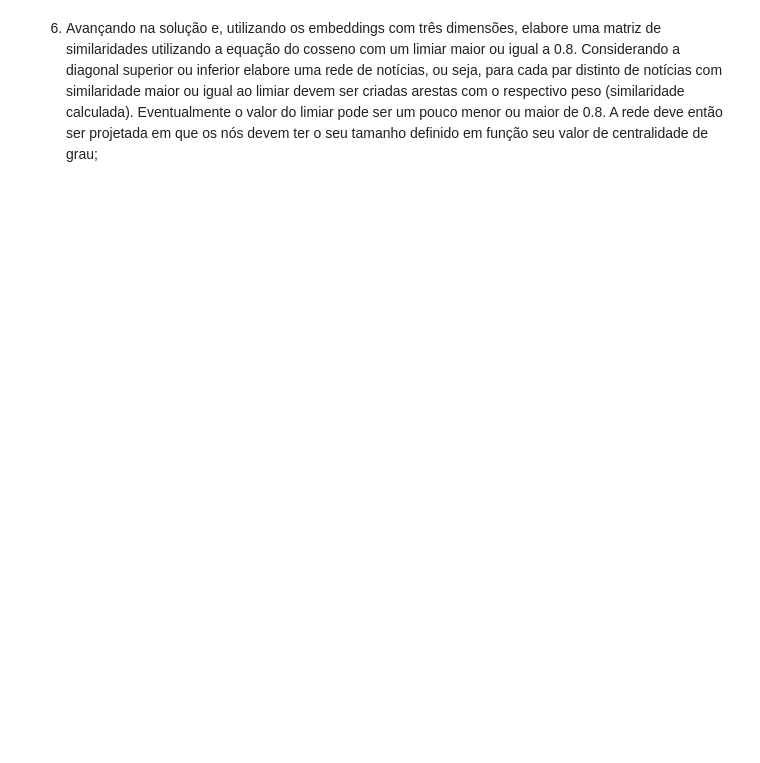
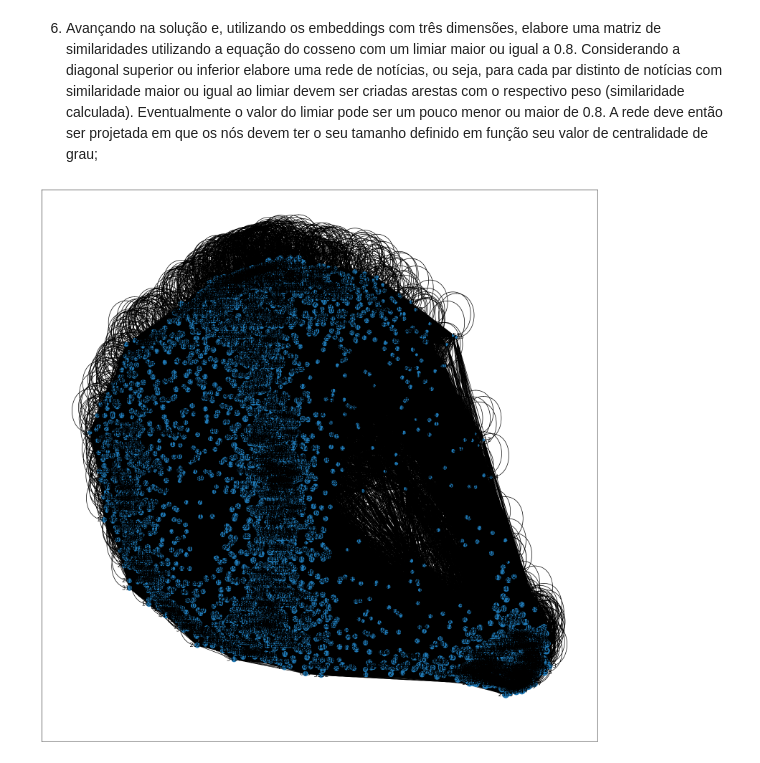
Before and after one commit to nicolascechinel/DataScience_class, a Jupyter notebook: atividades/Avaliacao II/Avaliacao_II.ipynb, the cells around one changed output. Cells and saved outputs as stored; diff of their text form; code cells hidden in the pictures; blank space fills up the shorter version.

```diff
--- a/atividades/Avaliacao II/Avaliacao_II.ipynb
+++ b/atividades/Avaliacao II/Avaliacao_II.ipynb
@@ -291,2 +267,33 @@ plt.show()
 # %% [markdown]
 6) Avançando na solução e, utilizando os embeddings com três dimensões, elabore uma matriz de similaridades utilizando a equação do cosseno com um limiar maior ou igual a 0.8. Considerando a diagonal superior ou inferior elabore uma rede de notícias, ou seja, para cada par distinto de notícias com similaridade maior ou igual ao limiar devem ser criadas arestas com o respectivo peso (similaridade calculada). Eventualmente o valor do limiar pode ser um pouco menor ou maior de 0.8. A rede deve então ser projetada em que os nós devem ter o seu tamanho definido em função seu valor de centralidade de grau;
+# %%
+#Avançando na solução e, utilizando os embeddings com três dimensões, elabore uma matriz de similaridades utilizando a equação do cosseno com um limiar maior ou igual a 0.8. Considerando a diagonal superior ou inferior elabore uma rede de notícias, ou seja, para cada par distinto de notícias com similaridade maior ou igual ao limiar devem ser criadas arestas com o respectivo peso (similaridade calculada). Eventualmente o valor do limiar pode ser um pouco menor ou maior de 0.8. A rede deve então ser projetada em que os nós devem ter o seu tamanho definido em função seu valor de centralidade de grau
+
+#cria a matriz de similaridade
+from sklearn.metrics.pairwise import cosine_similarity
+df_embeddings_ids_news_pca = df_embeddings_ids_news_pca.set_index('id')
+df_embeddings_ids_news_pca.head()
+df_embeddings_ids_news_pca.shape
+#calcula a matriz de similaridade
+df_similarity = pd.DataFrame(cosine_similarity(df_embeddings_ids_news_pca))
+df_similarity.head()
+df_similarity.shape
+#cria a rede
+G = nx.Graph()
+#cria os nós
+G.add_nodes_from(df_embeddings_ids_news_pca.index)
+#cria as arestas
+for i in range(df_similarity.shape[0]):
+    for j in range(df_similarity.shape[1]):
+        if df_similarity.iloc[i,j] >= 0.8:
+            G.add_edge(df_similarity.index[i], df_similarity.columns[j], weight=df_similarity.iloc[i,j])
+#calcula a centralidade de grau
+degree_centrality = nx.degree_centrality(G)
+#calcula o tamanho dos nós
+node_size = [v * 1000 for v in degree_centrality.values()]
+#plota a rede
+plt.figure(figsize=(20,20))
+nx.draw_networkx(G, node_size=node_size)
+plt.show()
+# %% [output]
+[figure, added]
```
Also changed, not shown: parts of 6 cells of this notebook, 7 other files.
